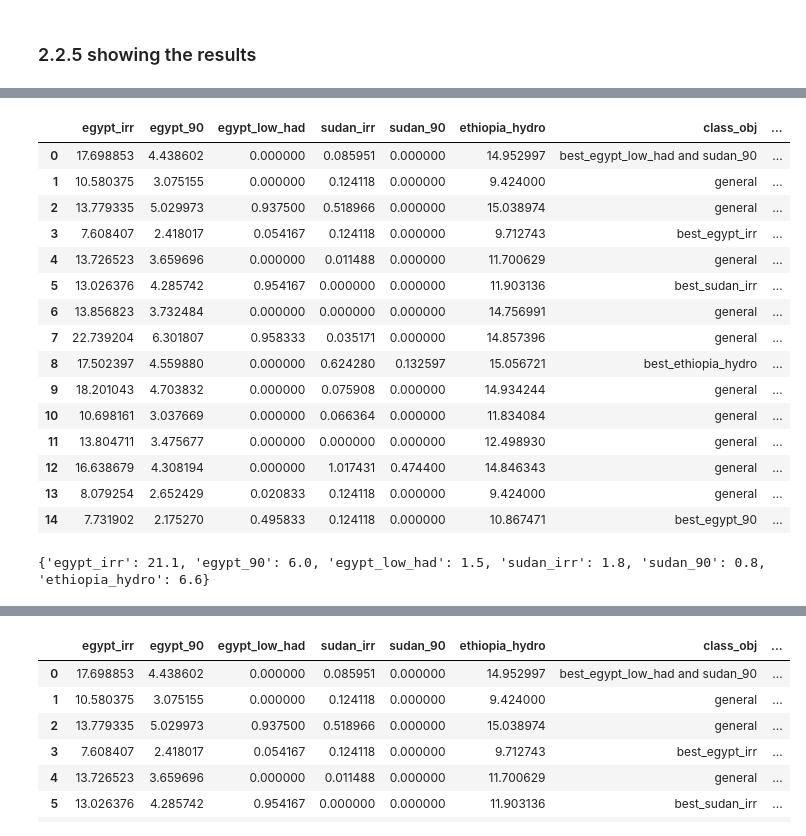
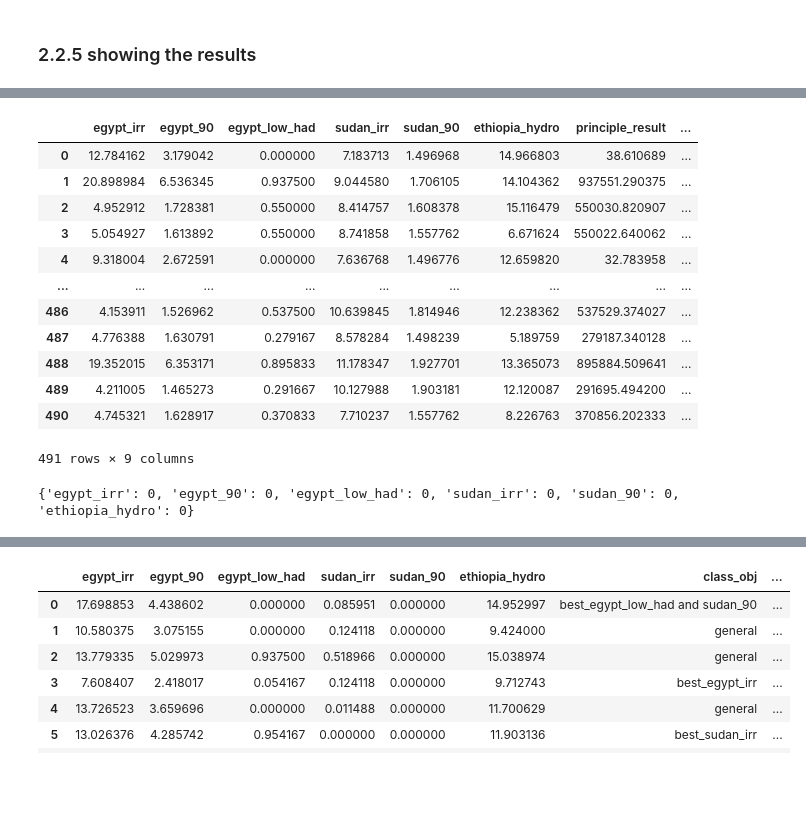
Before and after one commit to MeronZnabei/master-thesis-project, a Jupyter notebook: output_analysis/posteriori.ipynb, the cells around one changed output, grey strips where cells are left out. Saved outputs shown, nothing was run; the diff lists cells and outputs as text; code cells hidden in the pictures; blank space fills up the shorter version.

```diff
--- a/output_analysis/posteriori.ipynb
+++ b/output_analysis/posteriori.ipynb
@@ -583,31 +563,28 @@ print(thresholds)
 # %%
-df_swf = calculate_sufficitarian_welfare(df_uwf, objectives, thresholds)
-df_swf
+# df_swf = calculate_sufficitarian_welfare(df_uwf, objectives, thresholds)
+# df_swf
 # %% [output]
-|  | egypt_irr | egypt_90 | egypt_low_had | sudan_irr | sudan_90 | ethiopia_hydro | class_obj | ... |
-| 0 | 17.698853 | 4.438602 | 0.000000 | 0.085951 | 0.000000 | 14.952997 | best_egypt_low_had and sudan_90 | ... |
-| 1 | 10.580375 | 3.075155 | 0.000000 | 0.124118 | 0.000000 | 9.424000 | general | ... |
-| 2 | 13.779335 | 5.029973 | 0.937500 | 0.518966 | 0.000000 | 15.038974 | general | ... |
-| 3 | 7.608407 | 2.418017 | 0.054167 | 0.124118 | 0.000000 | 9.712743 | best_egypt_irr | ... |
-| 4 | 13.726523 | 3.659696 | 0.000000 | 0.011488 | 0.000000 | 11.700629 | general | ... |
-| 5 | 13.026376 | 4.285742 | 0.954167 | 0.000000 | 0.000000 | 11.903136 | best_sudan_irr | ... |
-| 6 | 13.856823 | 3.732484 | 0.000000 | 0.000000 | 0.000000 | 14.756991 | general | ... |
-| 7 | 22.739204 | 6.301807 | 0.958333 | 0.035171 | 0.000000 | 14.857396 | general | ... |
-| 8 | 17.502397 | 4.559880 | 0.000000 | 0.624280 | 0.132597 | 15.056721 | best_ethiopia_hydro | ... |
-| 9 | 18.201043 | 4.703832 | 0.000000 | 0.075908 | 0.000000 | 14.934244 | general | ... |
-| 10 | 10.698161 | 3.037669 | 0.000000 | 0.066364 | 0.000000 | 11.834084 | general | ... |
-| 11 | 13.804711 | 3.475677 | 0.000000 | 0.000000 | 0.000000 | 12.498930 | general | ... |
-| 12 | 16.638679 | 4.308194 | 0.000000 | 1.017431 | 0.474400 | 14.846343 | general | ... |
-| 13 | 8.079254 | 2.652429 | 0.020833 | 0.124118 | 0.000000 | 9.424000 | general | ... |
-| 14 | 7.731902 | 2.175270 | 0.495833 | 0.124118 | 0.000000 | 10.867471 | best_egypt_90 | ... |
+|  | egypt_irr | egypt_90 | egypt_low_had | sudan_irr | sudan_90 | ethiopia_hydro | principle_result | ... |
+| 0 | 12.784162 | 3.179042 | 0.000000 | 7.183713 | 1.496968 | 14.966803 | 38.610689 | ... |
+| 1 | 20.898984 | 6.536345 | 0.937500 | 9.044580 | 1.706105 | 14.104362 | 937551.290375 | ... |
+| 2 | 4.952912 | 1.728381 | 0.550000 | 8.414757 | 1.608378 | 15.116479 | 550030.820907 | ... |
+| 3 | 5.054927 | 1.613892 | 0.550000 | 8.741858 | 1.557762 | 6.671624 | 550022.640062 | ... |
+| 4 | 9.318004 | 2.672591 | 0.000000 | 7.636768 | 1.496776 | 12.659820 | 32.783958 | ... |
+| ... | ... | ... | ... | ... | ... | ... | ... | ... |
+| 486 | 4.153911 | 1.526962 | 0.537500 | 10.639845 | 1.814946 | 12.238362 | 537529.374027 | ... |
+| 487 | 4.776388 | 1.630791 | 0.279167 | 8.578284 | 1.498239 | 5.189759 | 279187.340128 | ... |
+| 488 | 19.352015 | 6.353171 | 0.895833 | 11.178347 | 1.927701 | 13.365073 | 895884.509641 | ... |
+| 489 | 4.211005 | 1.465273 | 0.291667 | 10.127988 | 1.903181 | 12.120087 | 291695.494200 | ... |
+| 490 | 4.745321 | 1.628917 | 0.370833 | 7.710237 | 1.557762 | 8.226763 | 370856.202333 | ... |
+491 rows × 9 columns
 # %%
 origins = {}
-origins['egypt_irr'] = 21.1
-origins['egypt_90'] = 6.0
-origins['egypt_low_had'] = 1.5
-origins['sudan_irr'] = 1.8
-origins['sudan_90'] = 0.8
-origins['ethiopia_hydro'] = 6.6
+origins['egypt_irr'] = 0
+origins['egypt_90'] = 0
+origins['egypt_low_had'] = 0
+origins['sudan_irr'] = 0
+origins['sudan_90'] = 0
+origins['ethiopia_hydro'] = 0
 print(origins)
 # %% [output]
-{'egypt_irr': 21.1, 'egypt_90': 6.0, 'egypt_low_had': 1.5, 'sudan_irr': 1.8, 'sudan_90': 0.8, 'ethiopia_hydro': 6.6}
+{'egypt_irr': 0, 'egypt_90': 0, 'egypt_low_had': 0, 'sudan_irr': 0, 'sudan_90': 0, 'ethiopia_hydro': 0}
```
Also changed, not shown: parts of 26 cells of this notebook, 2 other files.
